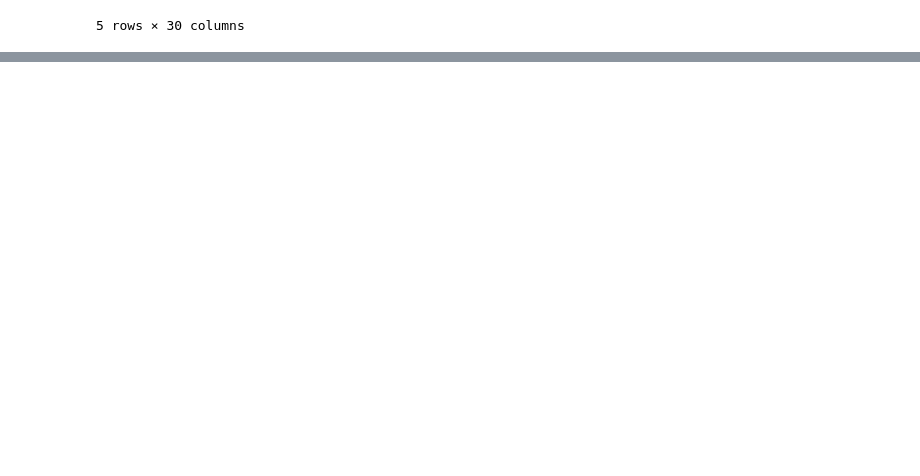
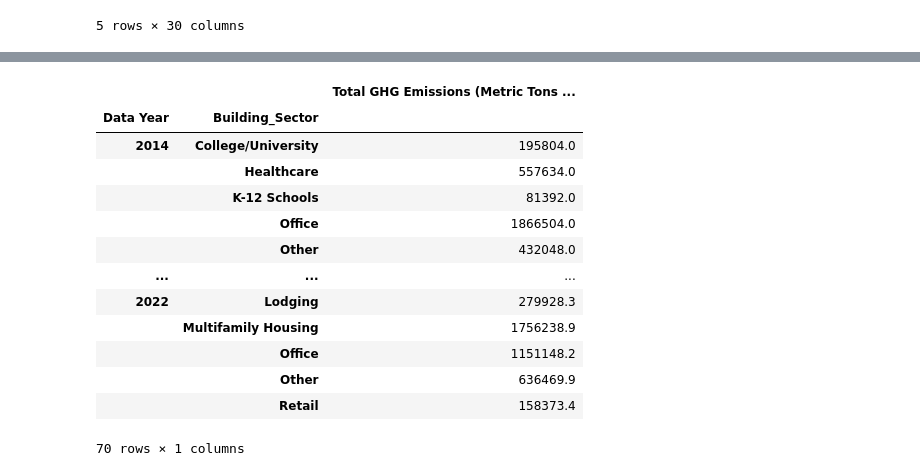
Before and after one commit to BlufferMK/Nexus-Navigators, a Jupyter notebook: import_transform.ipynb, the cells around one changed output, grey strips where cells are left out. Saved outputs shown, nothing was run; the diff lists cells and outputs as text; code cells hidden in the pictures; blank space fills up the shorter version.

```diff
--- a/import_transform.ipynb
+++ b/import_transform.ipynb
@@ -48,0 +216,18 @@ reduced_df.to_csv("benchmarks.csv",
+# %%
+sum_by_year_type = pd.DataFrame(grouped_by_year_type[["Total GHG Emissions (Metric Tons CO2e)"]].sum())
+sum_by_year_type
+# %% [output]
+|  |  | Total GHG Emissions (Metric Tons ... |
+| Data Year | Building_Sector |  |
+| 2014 | College/University | 195804.0 |
+|  | Healthcare | 557634.0 |
+|  | K-12 Schools | 81392.0 |
+|  | Office | 1866504.0 |
+|  | Other | 432048.0 |
+| ... | ... | ... |
+| 2022 | Lodging | 279928.3 |
+|  | Multifamily Housing | 1756238.9 |
+|  | Office | 1151148.2 |
+|  | Other | 636469.9 |
+|  | Retail | 158373.4 |
+70 rows × 1 columns
```
Also changed, not shown: parts of 13 cells of this notebook.
